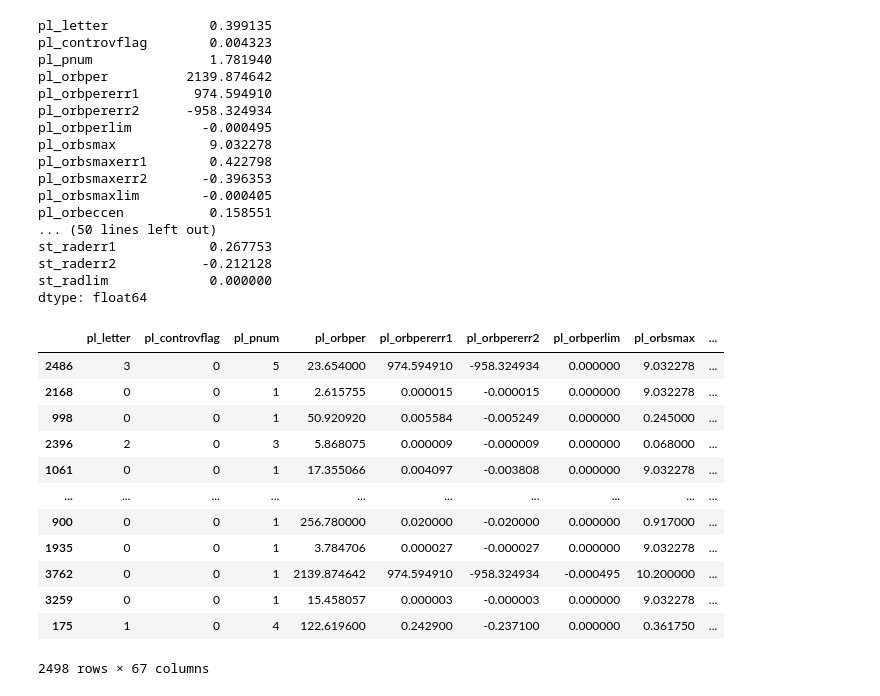
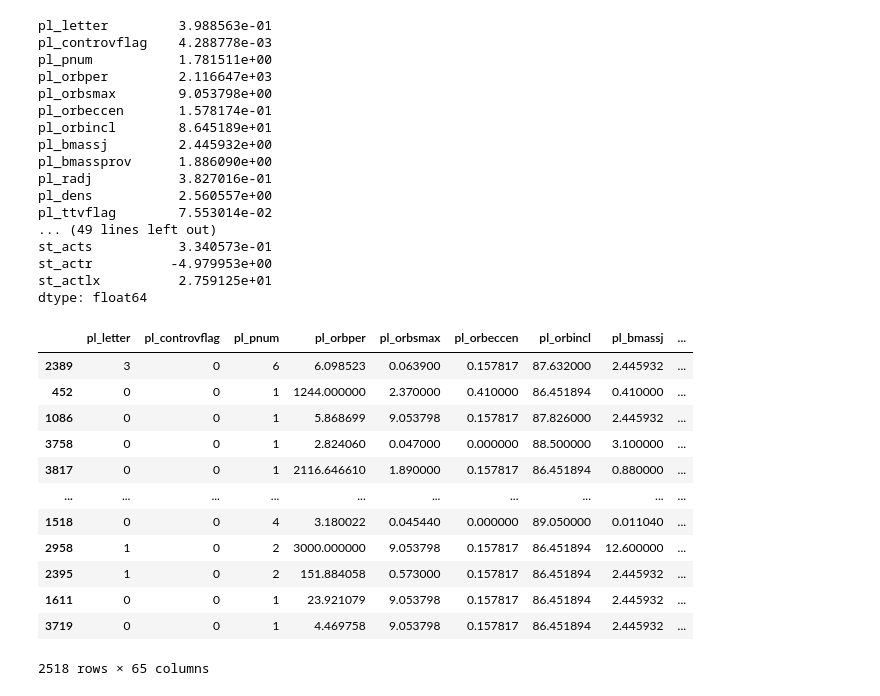
Before and after one commit to Abhilash1001/Thesis_Work, a Jupyter notebook: Thesis_Code.ipynb, the cells around one changed output. Saved outputs shown, nothing was run; the diff lists cells and outputs as text; code cells hidden in the pictures.

```diff
--- a/Thesis_Code.ipynb
+++ b/Thesis_Code.ipynb
@@ -31,5 +31,5 @@ Saving confirmed_planets.csv to confirmed_planets (1).csv
 # %%
 import io
-dataset = pd.read_csv(io.BytesIO(uploaded['confirmed_planets.csv']))
-dataset
+datset = pd.read_csv(io.BytesIO(uploaded['Renewed_Dataset.csv']))
+datset
 # %% [output]
@@ -49,7 +49,7 @@ dataset
 # %%
 #Converting Categorical column pl_letter
-dataset['pl_letter']=dataset['pl_letter'].map({'b':0, 'c':1, 'd':2, 'e':3, 'f':4, 'g':5, 'h':6, 'i':7})
-dataset['pl_bmassprov']=dataset['pl_bmassprov'].map({'Mass':1, 'Msin(i)/sin(i)':2, 'Msini':3})
-dataset['st_optband']=dataset['st_optband'].map({'Kepler-band':1, 'V (Johnson)':2})
-dataset
+datset['pl_letter']=datset['pl_letter'].map({'b':0, 'c':1, 'd':2, 'e':3, 'f':4, 'g':5, 'h':6, 'i':7})
+datset['pl_bmassprov']=datset['pl_bmassprov'].map({'Mass':1, 'Msin(i)/sin(i)':2, 'Msini':3})
+datset['st_optband']=datset['st_optband'].map({'Kepler-band':1, 'V (Johnson)':2})
+datset
 # %% [output]
@@ -69,4 +69,5 @@ dataset
 # %%
 #Dropping unwanted columns
-dataset.drop(['ra_str', 'dec_str', 'gaia_distlim', 'st_optmaglim', 'gaia_gmagerr', 'gaia_gmaglim', 'st_tefflim', 'st_masslim', 'st_radlim'],  axis = 1)
+datset.drop(["ra_str", "dec_str", "hd_name", "hip_name"], axis = 1, inplace = True)
+datset
 # %% [output]
@@ -86,22 +87,22 @@ dataset.drop(['ra_str', 'dec_str', 'gaia_distlim', 'st_optmaglim', 'gaia_gmagerr
 # %%
 pd.set_option('display.max_rows', 500)
 # %%
-dataset.mean(axis = 0)
+datset.mean(axis = 0)
 # %% [output]
-pl_letter             0.399135
-pl_controvflag        0.004323
-pl_pnum               1.781940
-pl_orbper          2139.874642
-pl_orbpererr1       974.594910
-pl_orbpererr2      -958.324934
-pl_orbperlim         -0.000495
-pl_orbsmax            9.032278
-pl_orbsmaxerr1        0.422798
-pl_orbsmaxerr2       -0.396353
-pl_orbsmaxlim        -0.000405
-pl_orbeccen           0.158551
-... (50 lines left out)
-st_raderr1            0.267753
-st_raderr2           -0.212128
-st_radlim             0.000000
+pl_letter         3.988563e-01
+pl_controvflag    4.288778e-03
+pl_pnum           1.781511e+00
+pl_orbper         2.116647e+03
+pl_orbsmax        9.053798e+00
+pl_orbeccen       1.578174e-01
+pl_orbincl        8.645189e+01
+pl_bmassj         2.445932e+00
+pl_bmassprov      1.886090e+00
+pl_radj           3.827016e-01
+pl_dens           2.560557e+00
+pl_ttvflag        7.553014e-02
+... (49 lines left out)
+st_acts           3.340573e-01
+st_actr          -4.979953e+00
+st_actlx          2.759125e+01
 dtype: float64
@@ -111,17 +109,20 @@ dataset=dataset.fillna(dataset.mean())
+# %%
+datset.fillna(datset.mean())
+datset=datset.fillna(datset.mean())
 # %%
-train, validate, test = np.split(dataset.sample(frac=1), [int(.6*len(dataset)), int(.8*len(dataset))])
+train, validate, test = np.split(datset.sample(frac=1), [int(.6*len(datset)), int(.8*len(datset))])
 train
 # %% [output]
-|  | pl_letter | pl_controvflag | pl_pnum | pl_orbper | pl_orbpererr1 | pl_orbpererr2 | pl_orbperlim | pl_orbsmax | ... |
-| 2486 | 3 | 0 | 5 | 23.654000 | 974.594910 | -958.324934 | 0.000000 | 9.032278 | ... |
-| 2168 | 0 | 0 | 1 | 2.615755 | 0.000015 | -0.000015 | 0.000000 | 9.032278 | ... |
-| 998 | 0 | 0 | 1 | 50.920920 | 0.005584 | -0.005249 | 0.000000 | 0.245000 | ... |
-| 2396 | 2 | 0 | 3 | 5.868075 | 0.000009 | -0.000009 | 0.000000 | 0.068000 | ... |
-| 1061 | 0 | 0 | 1 | 17.355066 | 0.004097 | -0.003808 | 0.000000 | 9.032278 | ... |
+|  | pl_letter | pl_controvflag | pl_pnum | pl_orbper | pl_orbsmax | pl_orbeccen | pl_orbincl | pl_bmassj | ... |
+| 2389 | 3 | 0 | 6 | 6.098523 | 0.063900 | 0.157817 | 87.632000 | 2.445932 | ... |
+| 452 | 0 | 0 | 1 | 1244.000000 | 2.370000 | 0.410000 | 86.451894 | 0.410000 | ... |
+| 1086 | 0 | 0 | 1 | 5.868699 | 9.053798 | 0.157817 | 87.826000 | 2.445932 | ... |
+| 3758 | 0 | 0 | 1 | 2.824060 | 0.047000 | 0.000000 | 88.500000 | 3.100000 | ... |
+| 3817 | 0 | 0 | 1 | 2116.646610 | 1.890000 | 0.157817 | 86.451894 | 0.880000 | ... |
 | ... | ... | ... | ... | ... | ... | ... | ... | ... | ... |
-| 900 | 0 | 0 | 1 | 256.780000 | 0.020000 | -0.020000 | 0.000000 | 0.917000 | ... |
-| 1935 | 0 | 0 | 1 | 3.784706 | 0.000027 | -0.000027 | 0.000000 | 9.032278 | ... |
-| 3762 | 0 | 0 | 1 | 2139.874642 | 974.594910 | -958.324934 | -0.000495 | 10.200000 | ... |
-| 3259 | 0 | 0 | 1 | 15.458057 | 0.000003 | -0.000003 | 0.000000 | 9.032278 | ... |
-| 175 | 1 | 0 | 4 | 122.619600 | 0.242900 | -0.237100 | 0.000000 | 0.361750 | ... |
+| 1518 | 0 | 0 | 4 | 3.180022 | 0.045440 | 0.000000 | 89.050000 | 0.011040 | ... |
+| 2958 | 1 | 0 | 2 | 3000.000000 | 9.053798 | 0.157817 | 86.451894 | 12.600000 | ... |
+| 2395 | 1 | 0 | 2 | 151.884058 | 0.573000 | 0.157817 | 86.451894 | 2.445932 | ... |
+| 1611 | 0 | 0 | 1 | 23.921079 | 9.053798 | 0.157817 | 86.451894 | 2.445932 | ... |
+| 3719 | 0 | 0 | 1 | 4.469758 | 9.053798 | 0.157817 | 86.451894 | 2.445932 | ... |
-2498 rows × 67 columns
+2518 rows × 65 columns
```
Also changed, not shown: parts of 5 cells of this notebook.
